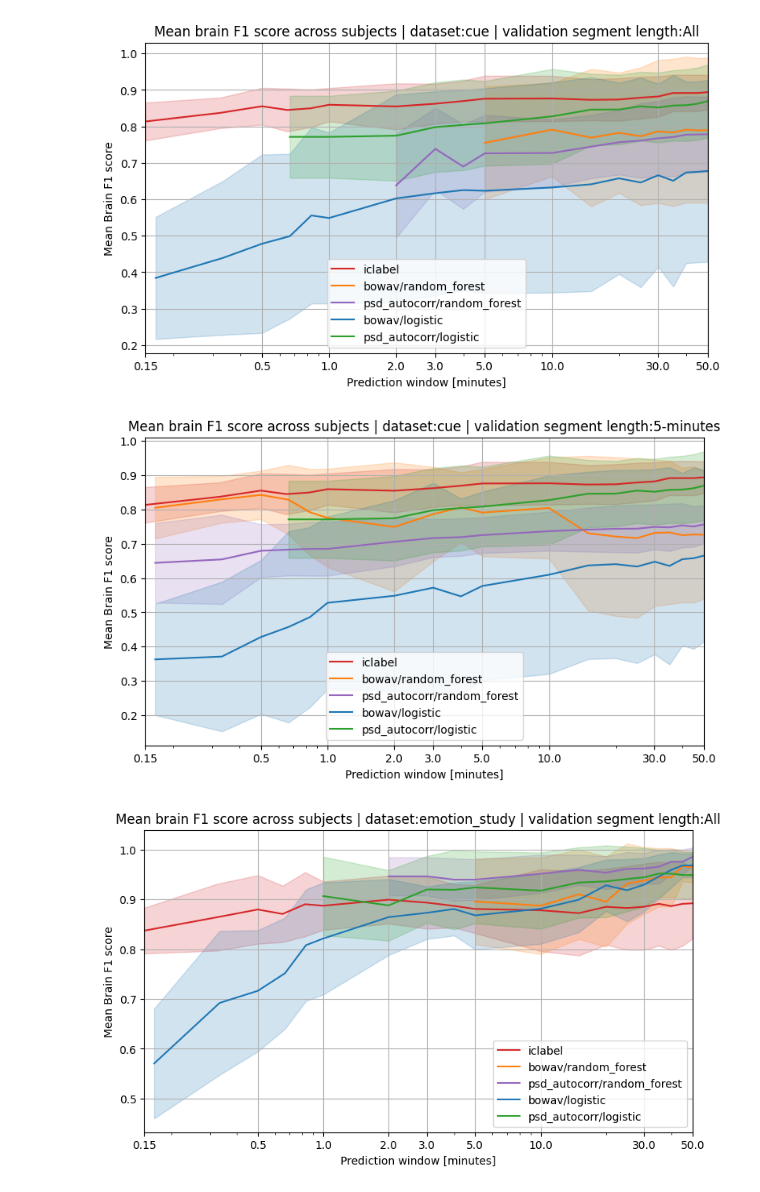
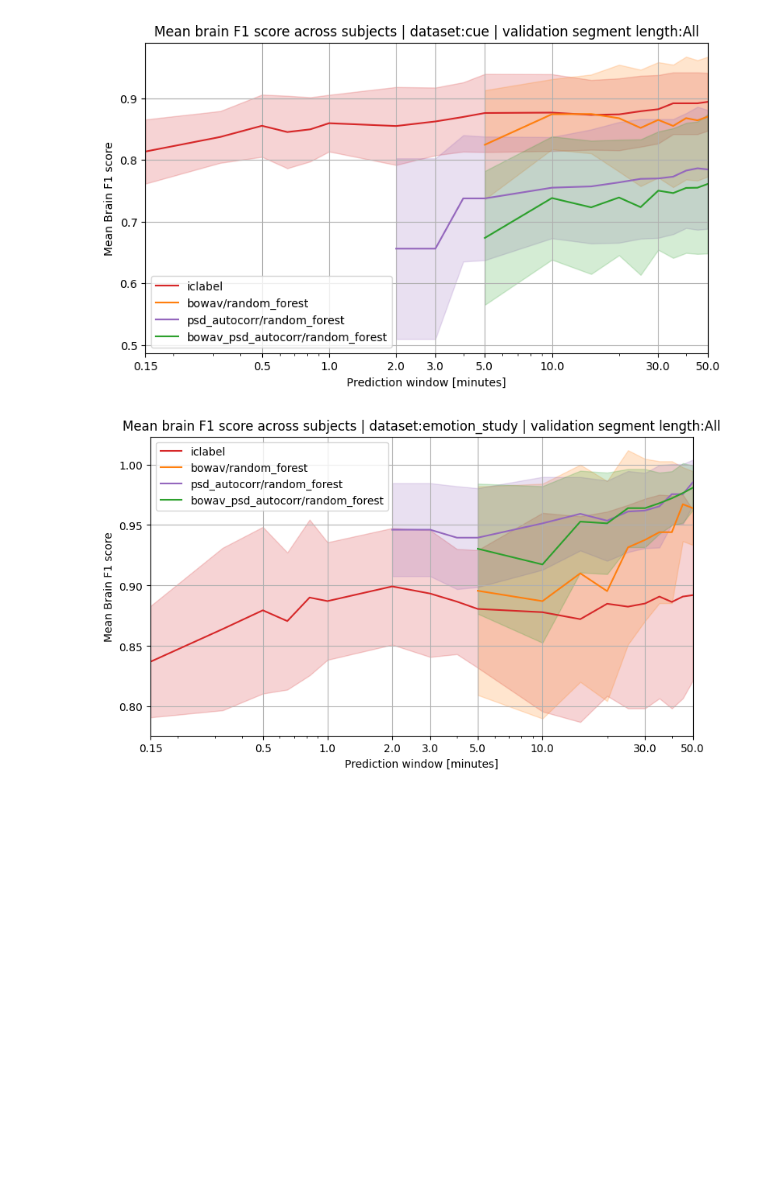
Before and after one commit to cniel-ud/ICWaves, a Jupyter notebook: notebooks/eval_classifier.ipynb, the cells around one changed output. Cells and saved outputs as stored; diff of their text form; code cells hidden in the pictures; blank space fills up the shorter version.

```diff
--- a/notebooks/eval_classifier.ipynb
+++ b/notebooks/eval_classifier.ipynb
@@ -55,7 +99,8 @@ for eval_dataset in ["cue", "emotion_study"]:
 # %%
 import matplotlib.pyplot as plt
 global_x_ticks = np.array([0.15, 0.5, 1, 2, 3, 5, 10, 30, 50])
-colors = {"bowav/logistic": "blue", "psd_autocorr/logistic": "green", "bowav/random_forest": "orange", "psd_autocorr/random_forest": "purple"}
+# colors = {"bowav/logistic": "blue", "psd_autocorr/logistic": "green", "bowav/random_forest": "orange", "psd_autocorr/random_forest": "purple"}
+colors = {"bowav_psd_autocorr/random_forest": "green", "bowav/random_forest": "orange", "psd_autocorr/random_forest": "purple"}
 val_seg_len_map = {-1: "All", 300: "5-minutes"}
 # The *.mat files with the ICLabel labels were manually created for the following prediction times
     #     9.0,    19.5,    30.0,    39.0,    49.5
@@ -67,10 +112,9 @@ for eval_dataset in ["cue", "emotion_study"]:
     # For ICLabel, the values for feature_extractor, classifier_type, train_dataset, and validation_segment_length
     # don't matter, as they are not used.
     config = EvalConfig(
-        train_dataset="emotion_study",
-        eval_dataset=eval_dataset,  # {'cue', 'emotion_study'}
+        eval_dataset=eval_dataset,
         feature_extractor="bowav",
-        classifier_type="logistic",  # {'logistic', 'random_forest'}
+        classifier_type="logistic",
         validation_segment_length=-1,
         root=root,
     )
@@ -80,8 +124,8 @@ for eval_dataset in ["cue", "emotion_study"]:
                 "Brain F1 score - iclabel": "iclabel",
             }
         )
-    # min_x_tick = -np.inf
-    for validation_segment_len in [-1, 300]:
+
+    for validation_segment_len in [-1]:  #  [-1, 300]:
         fig, ax = plt.subplots(figsize=(9, 5))
         ax = plot_line_with_error_area(
             ax,
@@ -89,39 +133,35 @@ for eval_dataset in ["cue", "emotion_study"]:
             "Prediction window [minutes]",
             "iclabel",
             "StdDev - iclabel",
             color="red"
         )
-        for classifier_type in ["random_forest", "logistic"]:
-            for feature_extractor_str in ["bowav", "psd_autocorr"]:
+        for classifier_type in ["random_forest"]:  # ["random_forest", "logistic"]:
+            for feature_extractor_str in ["bowav", "psd_autocorr", "bowav_psd_autocorr"]:
                 df = mean_std_df[eval_dataset][feature_extractor_str][classifier_type][validation_segment_len]
                 # rename columns to also include the classifier type (e.g., "Brain F1 score - bowav" -> "Brain F1 score - bowav-logistic")
                 df = df.rename(
                     columns={
                         "Brain F1 score - " + feature_extractor_str: f"{feature_extractor_str}/{classifier_type}",
                         "StdDev - " + feature_extractor_str: f"StdDev - {feature_extractor_str}/{classifier_type}"
                     }
                 )
                 ax = plot_line_with_error_area(
                     ax,
                     df,
                     "Prediction window [minutes]",
                     f"{feature_extractor_str}/{classifier_type}",
                     f"StdDev - {feature_extractor_str}/{classifier_type}",
                     color=colors[f"{feature_extractor_str}/{classifier_type}"]
                 )
-                # min_x_tick = max(min_x_tick, df["Prediction window [minutes]"].min())
+
         ax.set_xscale("log")
-        # x_ticks = global_x_ticks[np.asarray(global_x_ticks >= min_x_tick).nonzero()]
-        # ax.set_xticks(x_ticks, labels=x_ticks)
         ax.set_xticks(global_x_ticks, labels=global_x_ticks)
-        # ax.set_xlim(min_x_tick, 50)
         ax.set_xlim(global_x_ticks[0], 50)
         ax.set_xlabel("Prediction window [minutes]")
         ax.set_ylabel("Mean Brain F1 score")
         ax.set_title(f"Mean brain F1 score across subjects | dataset:{eval_dataset} | validation segment length:{val_seg_len_map[validation_segment_len]}")
         ax.legend()
         ax.grid(True)
 # %% [output]
-[figure, old version]
+[figure, new version]
-[figure, old version]
+[figure, new version]
-[figure, removed]
```
Also changed, not shown: parts of 2 cells of this notebook, 3 other files.
